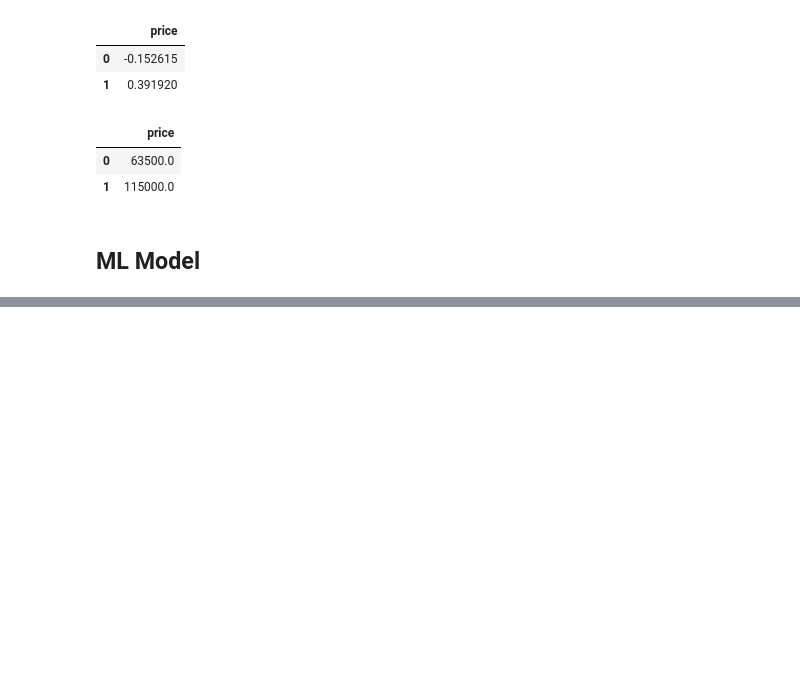
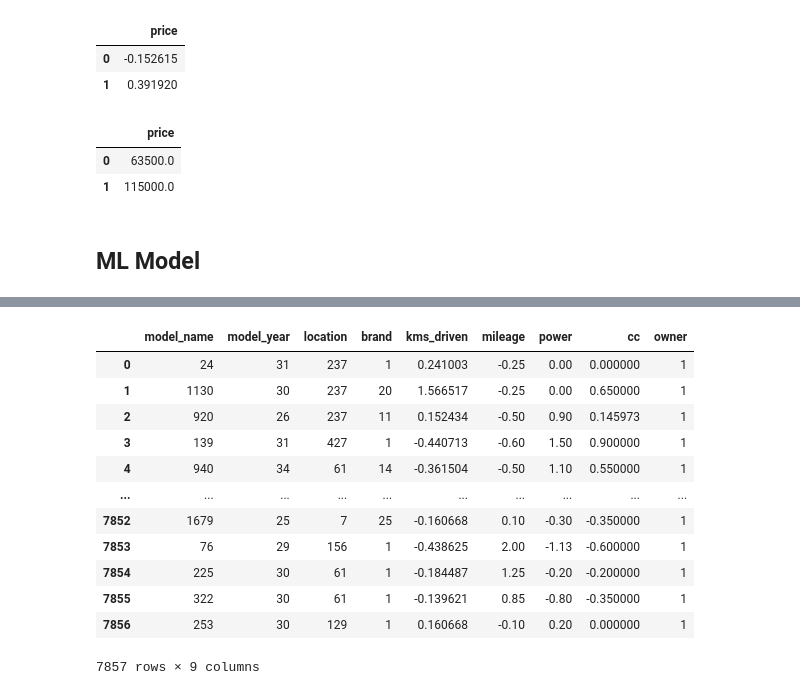
Before and after one commit to sushantkas/Pr-2-used-bikes, a Jupyter notebook: EDA.ipynb, the cells around one changed output, grey strips where cells are left out. Drawn from its saved outputs; the diff is of its cells as text; code cells hidden in the pictures; blank space fills up the shorter version.

```diff
--- a/EDA.ipynb
+++ b/EDA.ipynb
@@ -1338,0 +1611,16 @@ from sklearn.metrics import mean_squared_log_error
+# %%
+x_data
+# %% [output]
+|  | model_name | model_year | location | brand | kms_driven | mileage | power | cc | owner |
+| 0 | 24 | 31 | 237 | 1 | 0.241003 | -0.25 | 0.00 | 0.000000 | 1 |
+| 1 | 1130 | 30 | 237 | 20 | 1.566517 | -0.25 | 0.00 | 0.650000 | 1 |
+| 2 | 920 | 26 | 237 | 11 | 0.152434 | -0.50 | 0.90 | 0.145973 | 1 |
+| 3 | 139 | 31 | 427 | 1 | -0.440713 | -0.60 | 1.50 | 0.900000 | 1 |
+| 4 | 940 | 34 | 61 | 14 | -0.361504 | -0.50 | 1.10 | 0.550000 | 1 |
+| ... | ... | ... | ... | ... | ... | ... | ... | ... | ... |
+| 7852 | 1679 | 25 | 7 | 25 | -0.160668 | 0.10 | -0.30 | -0.350000 | 1 |
+| 7853 | 76 | 29 | 156 | 1 | -0.438625 | 2.00 | -1.13 | -0.600000 | 1 |
+| 7854 | 225 | 30 | 61 | 1 | -0.184487 | 1.25 | -0.20 | -0.200000 | 1 |
+| 7855 | 322 | 30 | 61 | 1 | -0.139621 | 0.85 | -0.80 | -0.350000 | 1 |
+| 7856 | 253 | 30 | 129 | 1 | 0.160668 | -0.10 | 0.20 | 0.000000 | 1 |
+7857 rows × 9 columns
```
Also changed, not shown: parts of 37 cells of this notebook, 1 other file.
